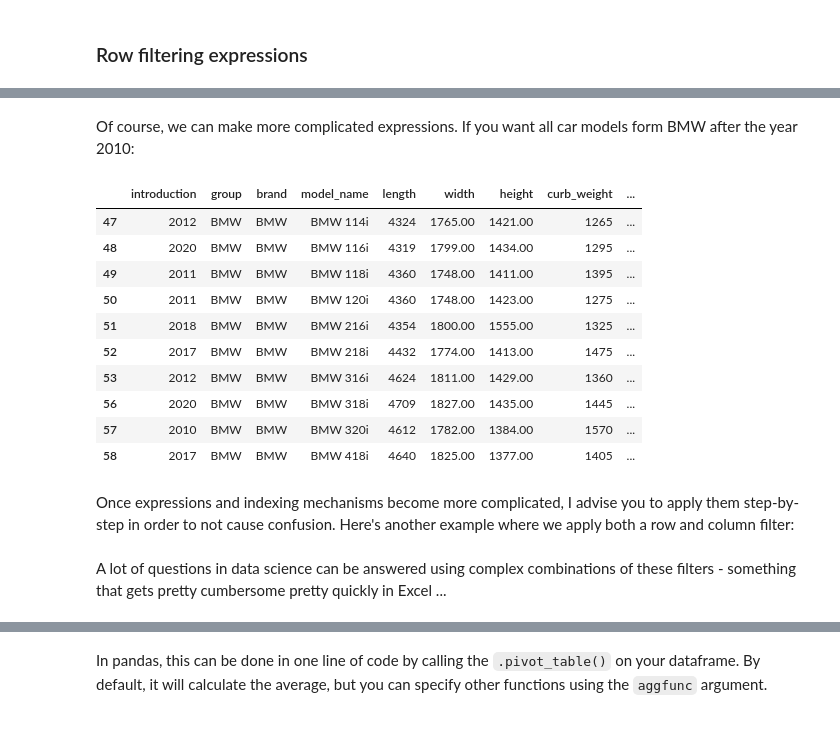
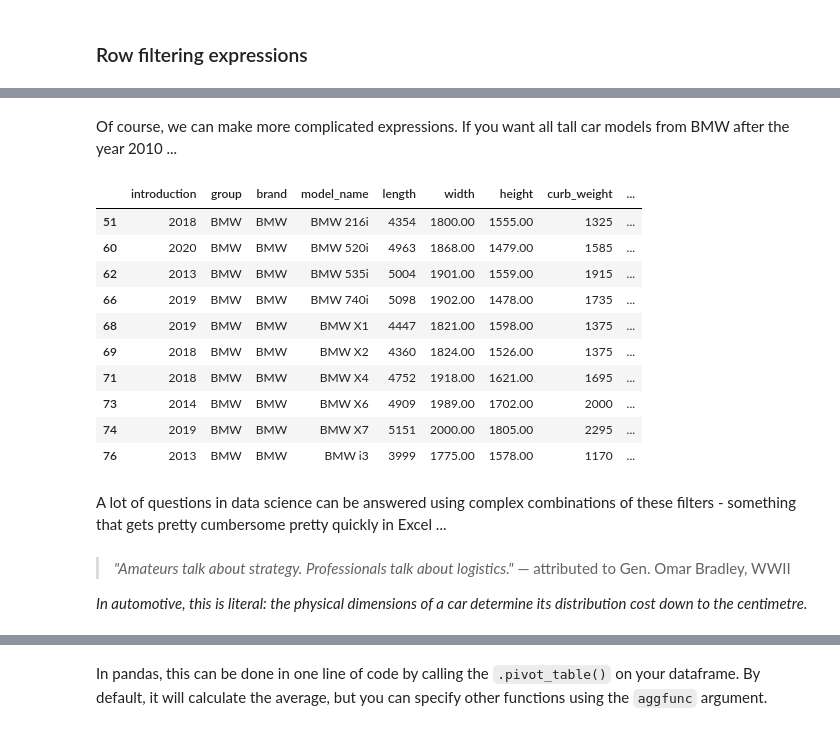
Before and after one commit to ciri/iese-dsfb, a Jupyter notebook: notebooks/200-Pandas.ipynb, the cells around one changed output, grey strips where cells are left out. Saved outputs shown, nothing was run; the diff lists cells and outputs as text; code cells hidden in the pictures.

```diff
--- a/notebooks/200-Pandas.ipynb
+++ b/notebooks/200-Pandas.ipynb
@@ -223,2 +206,0 @@ During the process of handling a dataset, you may want to add new (calculated) c
-# %%
-df['price_squared'] = df['price'] * df['price']
@@ -239,0 +207,9 @@ Name: price_squared, Length: 591, dtype: int64
+# %%
+# Step 1: Compute floor footprint in m²
+footprint_m2 = ...
+
+# Step 2: Compute CEU (1 standard car = 7.5 m²)
+ceu = ...
+
+# Step 3: Compute shipping cost at $800 per CEU
+shipping_cost = ...
@@ -240,3 +220,6 @@ Name: price_squared, Length: 591, dtype: int64
+# %%
+df['ceu'] = ceu
+df['shipping_cost'] = shipping_cost
 # %% [markdown]
 ### Row filtering expressions
 # %% [markdown]
@@ -246,2 +229,4 @@ Let's say that we want to get all cars introduced from the year 2010 onwards. We
 # %%
-introduction_post_2010 = df['introduction'] >= 2010
+f_tall = df['height'] >= 1450
+
+df[f_tall]
@@ -291,26 +247,24 @@ df[df['introduction'] >= 2010].head(10)
 # %% [markdown]
-Of course, we can make more complicated expressions. If you want all car models form BMW after the year 2010:
+Of course, we can make more complicated expressions. If you want all tall car models from BMW after the year 2010 ...
 # %%
-is_bmw     = df['brand'] == 'BMW'
+is_bmw     = df['brand']        == 'BMW'
 after_2010 = df['introduction'] >= 2010
 
 # the & symbol means "and", it is going to check the condition
 # row-by-row for both parts of the expression and return True
 # if both conditions are True
-bmw_after_2010 = is_bmw & after_2010
+bmw_after_2010 = f_tall & is_bmw & after_2010
 
 df[bmw_after_2010].head(10)
 # %% [output]
 |  | introduction | group | brand | model_name | length | width | height | curb_weight | ... |
-| 47 | 2012 | BMW | BMW | BMW 114i | 4324 | 1765.00 | 1421.00 | 1265 | ... |
-| 48 | 2020 | BMW | BMW | BMW 116i | 4319 | 1799.00 | 1434.00 | 1295 | ... |
-| 49 | 2011 | BMW | BMW | BMW 118i | 4360 | 1748.00 | 1411.00 | 1395 | ... |
-| 50 | 2011 | BMW | BMW | BMW 120i | 4360 | 1748.00 | 1423.00 | 1275 | ... |
 | 51 | 2018 | BMW | BMW | BMW 216i | 4354 | 1800.00 | 1555.00 | 1325 | ... |
-| 52 | 2017 | BMW | BMW | BMW 218i | 4432 | 1774.00 | 1413.00 | 1475 | ... |
-| 53 | 2012 | BMW | BMW | BMW 316i | 4624 | 1811.00 | 1429.00 | 1360 | ... |
-| 56 | 2020 | BMW | BMW | BMW 318i | 4709 | 1827.00 | 1435.00 | 1445 | ... |
-| 57 | 2010 | BMW | BMW | BMW 320i | 4612 | 1782.00 | 1384.00 | 1570 | ... |
-| 58 | 2017 | BMW | BMW | BMW 418i | 4640 | 1825.00 | 1377.00 | 1405 | ... |
+| 60 | 2020 | BMW | BMW | BMW 520i | 4963 | 1868.00 | 1479.00 | 1585 | ... |
+| 62 | 2013 | BMW | BMW | BMW 535i | 5004 | 1901.00 | 1559.00 | 1915 | ... |
+| 66 | 2019 | BMW | BMW | BMW 740i | 5098 | 1902.00 | 1478.00 | 1735 | ... |
+| 68 | 2019 | BMW | BMW | BMW X1 | 4447 | 1821.00 | 1598.00 | 1375 | ... |
+| 69 | 2018 | BMW | BMW | BMW X2 | 4360 | 1824.00 | 1526.00 | 1375 | ... |
+| 71 | 2018 | BMW | BMW | BMW X4 | 4752 | 1918.00 | 1621.00 | 1695 | ... |
+| 73 | 2014 | BMW | BMW | BMW X6 | 4909 | 1989.00 | 1702.00 | 2000 | ... |
+| 74 | 2019 | BMW | BMW | BMW X7 | 5151 | 2000.00 | 1805.00 | 2295 | ... |
+| 76 | 2013 | BMW | BMW | BMW i3 | 3999 | 1775.00 | 1578.00 | 1170 | ... |
-# %% [markdown]
-Once expressions and indexing mechanisms become more complicated, I advise you to apply them step-by-step in order to not cause confusion. Here's another example where we apply both a row and column filter:
@@ -321,3 +271,8 @@ filtered_data_just_3_columns = filtered_data[['introduction', 'model_name', 'pri
 # %% [markdown]
 A lot of questions in data science can be answered using complex combinations of these filters - something that gets pretty cumbersome pretty quickly in Excel ...
+# %% [markdown]
+> *"Amateurs talk about strategy. Professionals talk about logistics."*
+> — attributed to Gen. Omar Bradley, WWII
+
+*In automotive, this is literal: the physical dimensions of a car determine its distribution cost down to the centimetre.*
 # %% [markdown]
```
Also changed, not shown: parts of 84 cells of this notebook, 2 other files.
